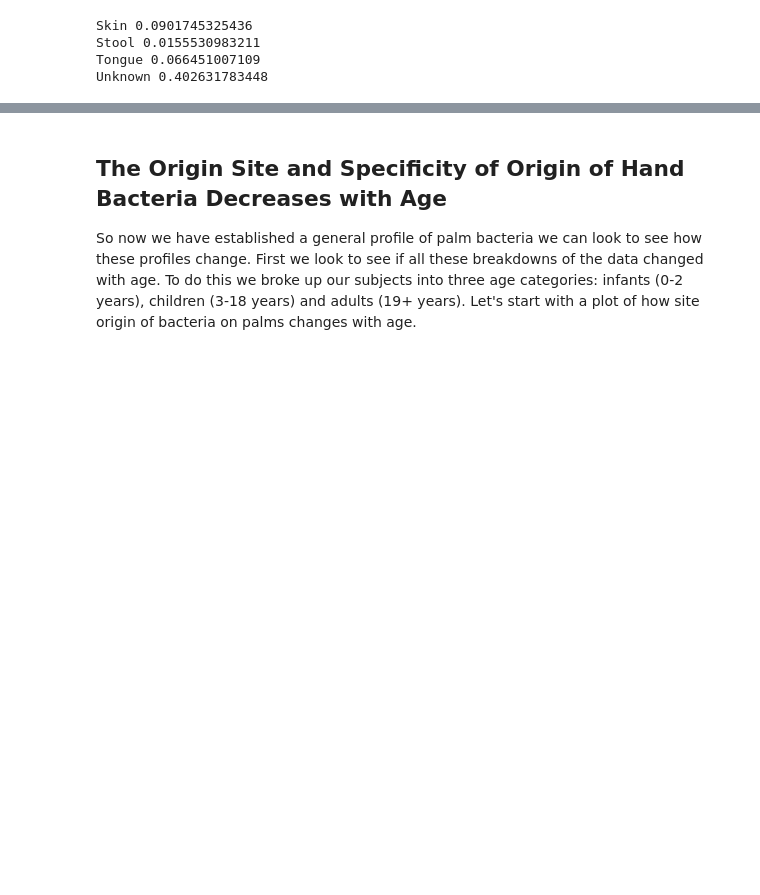
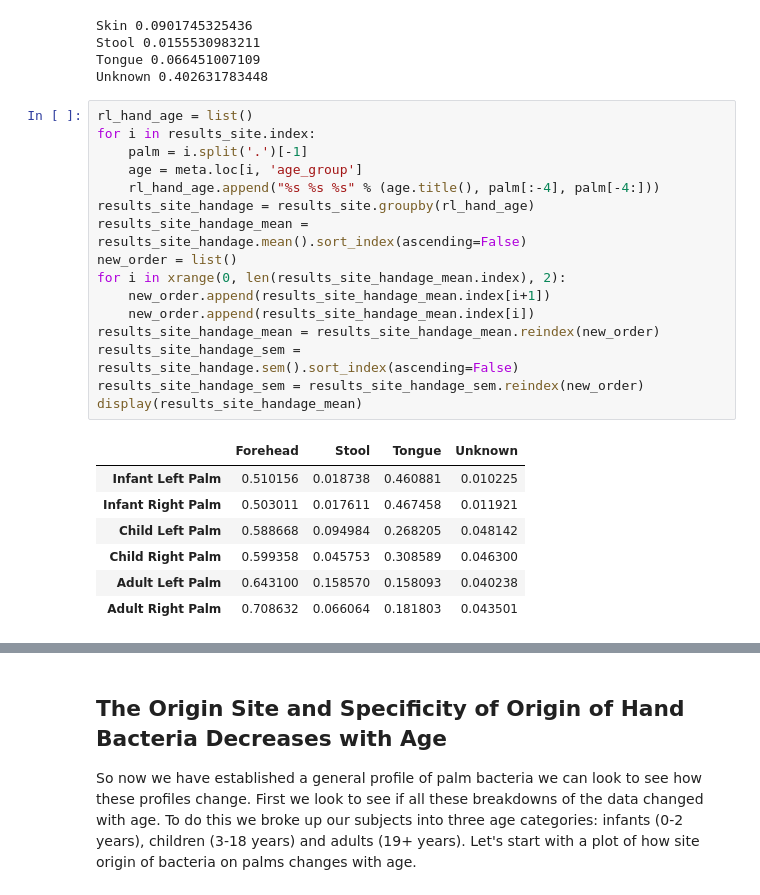
Before and after one commit to lozuponelab/Source_of_Fecal_and_Oral_Bacteria_on_Hands, a Jupyter notebook: sourcetracker_analysis.ipynb, the cells around one changed output, grey strips where cells are left out. Drawn from its saved outputs; the diff is of its cells as text; blank space fills up the shorter version.

```diff
--- a/sourcetracker_analysis.ipynb
+++ b/sourcetracker_analysis.ipynb
@@ -901,3 +974,27 @@ Skin 0.0901745325436
 Stool 0.0155530983211
 Tongue 0.066451007109
 Unknown 0.402631783448
+# %%
+rl_hand_age = list()
+for i in results_site.index:
+    palm = i.split('.')[-1]
+    age = meta.loc[i, 'age_group']
+    rl_hand_age.append("%s %s %s" % (age.title(), palm[:-4], palm[-4:]))
+results_site_handage = results_site.groupby(rl_hand_age)
+results_site_handage_mean = results_site_handage.mean().sort_index(ascending=False)
+new_order = list()
+for i in xrange(0, len(results_site_handage_mean.index), 2):
+    new_order.append(results_site_handage_mean.index[i+1])
+    new_order.append(results_site_handage_mean.index[i])
+results_site_handage_mean = results_site_handage_mean.reindex(new_order)
+results_site_handage_sem = results_site_handage.sem().sort_index(ascending=False)
+results_site_handage_sem = results_site_handage_sem.reindex(new_order)
+display(results_site_handage_mean)
+# %% [output]
+|  | Forehead | Stool | Tongue | Unknown |
+| Infant Left Palm | 0.510156 | 0.018738 | 0.460881 | 0.010225 |
+| Infant Right Palm | 0.503011 | 0.017611 | 0.467458 | 0.011921 |
+| Child Left Palm | 0.588668 | 0.094984 | 0.268205 | 0.048142 |
+| Child Right Palm | 0.599358 | 0.045753 | 0.308589 | 0.046300 |
+| Adult Left Palm | 0.643100 | 0.158570 | 0.158093 | 0.040238 |
+| Adult Right Palm | 0.708632 | 0.066064 | 0.181803 | 0.043501 |
```
Also changed, not shown: parts of 14 cells of this notebook.
